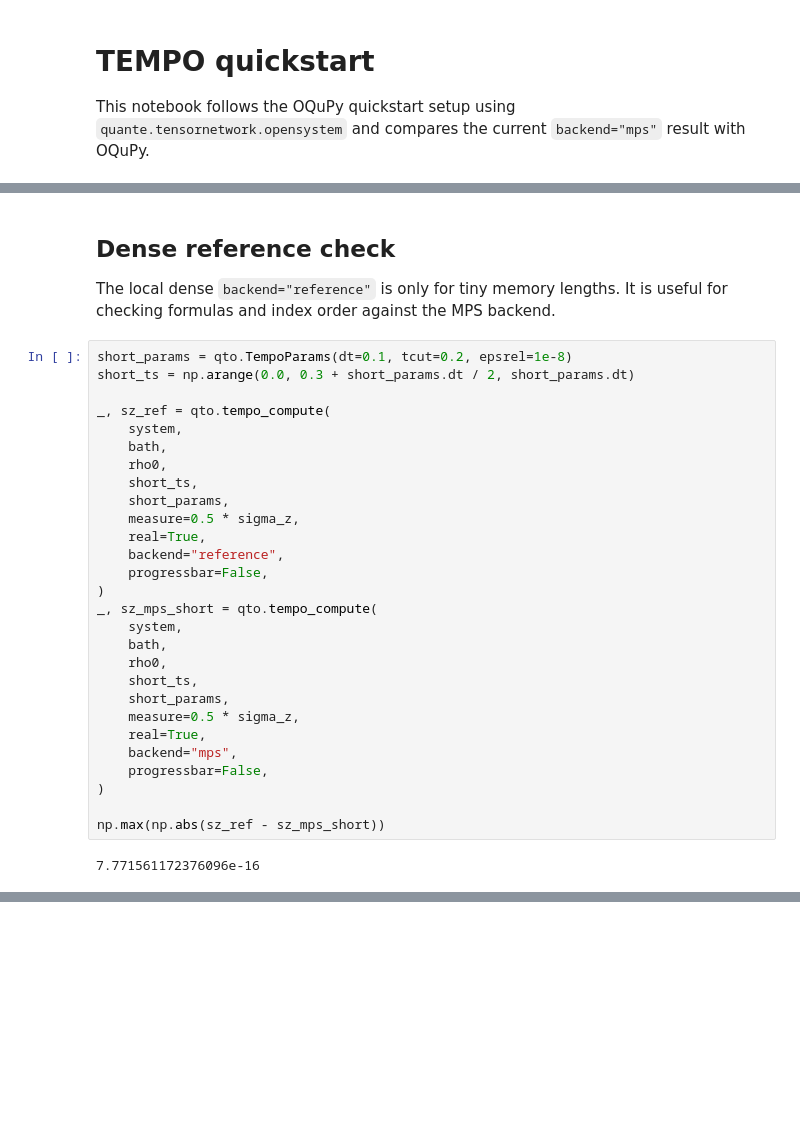
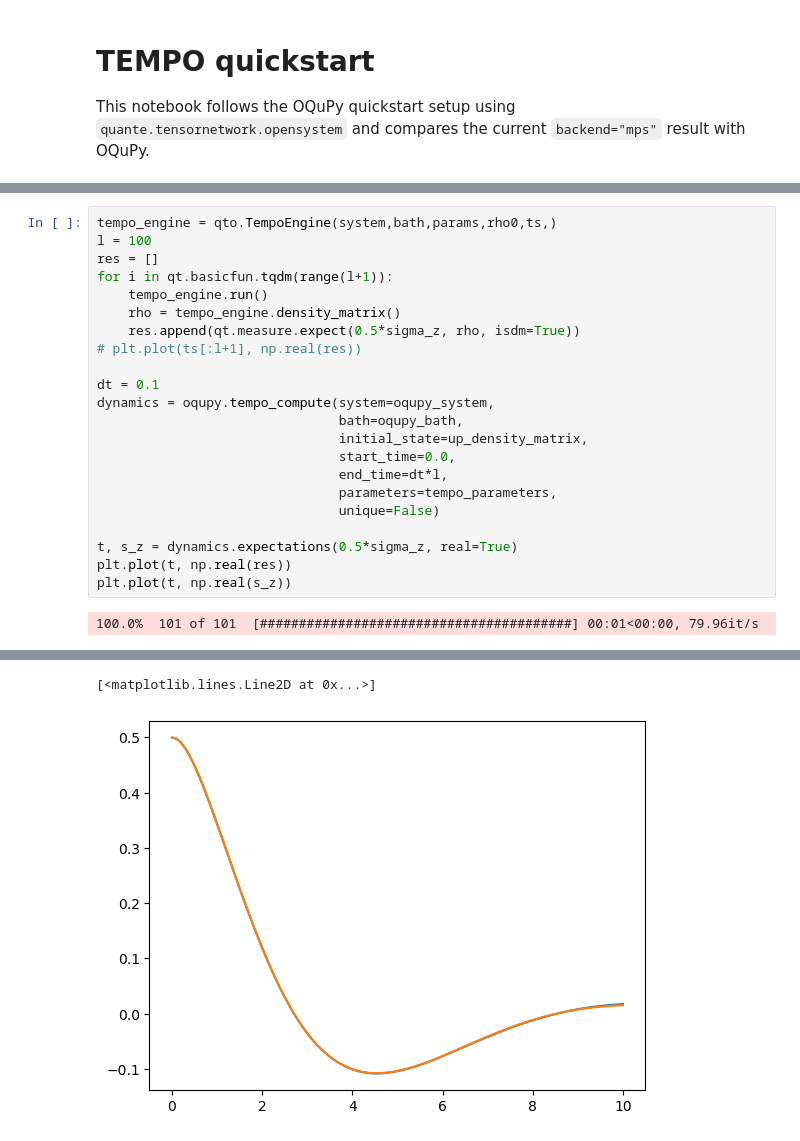
Before and after one commit to zhuhaodavid/quante, a Jupyter notebook: example/open_system/tempo_quickstart_reference.ipynb, the cells around one changed output, grey strips where cells are left out. Cells and saved outputs as stored; diff of their text form; blank space fills up the shorter version.

```diff
--- a/example/open_system/tempo_quickstart_reference.ipynb
+++ b/example/open_system/tempo_quickstart_reference.ipynb
@@ -88,34 +54,24 @@ plt.tight_layout()
-# %% [markdown]
-## Dense reference check
-
-The local dense `backend="reference"` is only for tiny memory lengths. It is useful for checking formulas and index order against the MPS backend.
-# %%
-short_params = qto.TempoParams(dt=0.1, tcut=0.2, epsrel=1e-8)
-short_ts = np.arange(0.0, 0.3 + short_params.dt / 2, short_params.dt)
-
-_, sz_ref = qto.tempo_compute(
-    system,
-    bath,
-    rho0,
-    short_ts,
-    short_params,
-    measure=0.5 * sigma_z,
-    real=True,
-    backend="reference",
-    progressbar=False,
-)
-_, sz_mps_short = qto.tempo_compute(
-    system,
-    bath,
-    rho0,
-    short_ts,
-    short_params,
-    measure=0.5 * sigma_z,
-    real=True,
-    backend="mps",
-    progressbar=False,
-)
-
-np.max(np.abs(sz_ref - sz_mps_short))
-# %% [output]
-7.771561172376096e-16
+# %%
+tempo_engine = qto.TempoEngine(system,bath,params,rho0,ts,)
+l = 100
+res = []
+for i in qt.basicfun.tqdm(range(l+1)):
+    tempo_engine.run()
+    rho = tempo_engine.density_matrix()
+    res.append(qt.measure.expect(0.5*sigma_z, rho, isdm=True))
+# plt.plot(ts[:l+1], np.real(res))
+
+dt = 0.1
+dynamics = oqupy.tempo_compute(system=oqupy_system,
+                               bath=oqupy_bath,
+                               initial_state=up_density_matrix,
+                               start_time=0.0,
+                               end_time=dt*l,
+                               parameters=tempo_parameters,
+                               unique=False)
+
+t, s_z = dynamics.expectations(0.5*sigma_z, real=True)
+plt.plot(t, np.real(res))
+plt.plot(t, np.real(s_z))
+# %% [output]
+100.0%  101 of 101  [########################################] 00:01<00:00, 79.96it/s
@@ -121,0 +81,2 @@ np.max(np.abs(sz_ref - sz_mps_short))
+[<matplotlib.lines.Line2D at 0x...>]
+[figure, added]
```
Also changed, not shown: parts of 16 cells of this notebook, 19 other files.
